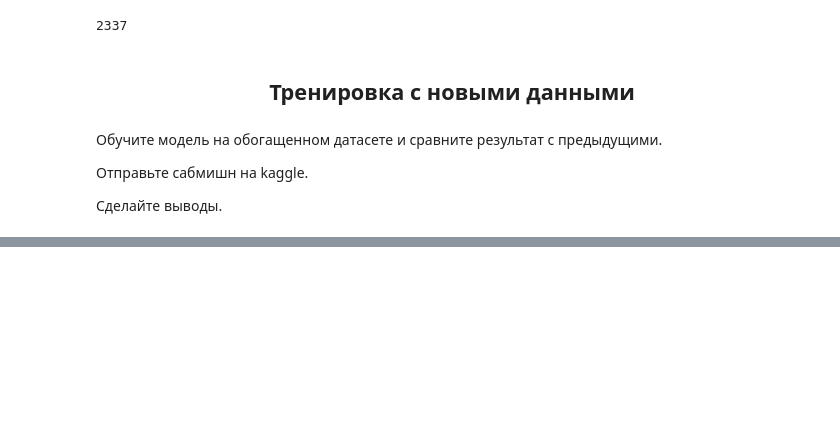
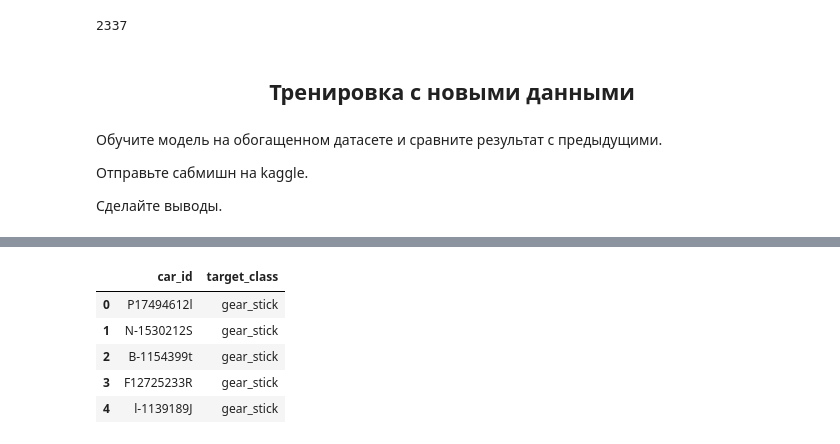
Before and after one commit to Katrin-Pochtar/Kaggle, a Jupyter notebook: Почтар_Катрин_Викторовна_Соревновательный_DS.ipynb, the cells around one changed output, grey strips where cells are left out. Drawn from its saved outputs; the diff is of its cells as text; code cells hidden in the pictures; blank space fills up the shorter version.

```diff
--- a/Почтар_Катрин_Викторовна_Соревновательный_DS.ipynb
+++ b/Почтар_Катрин_Викторовна_Соревновательный_DS.ipynb
@@ -1767,3 +1781,10 @@ accuracy: 0.25427350427350426
 # %%
-sub5.to_csv('submission_hw5.csv', index=False)
+sub5.to_csv('submission.csv', index=False)
 sub5.head()
+# %% [output]
+|  | car_id | target_class |
+| 0 | P17494612l | gear_stick |
+| 1 | N-1530212S | gear_stick |
+| 2 | B-1154399t | gear_stick |
+| 3 | F12725233R | gear_stick |
+| 4 | l-1139189J | gear_stick |
```
Also changed, not shown: parts of 12 cells of this notebook.
